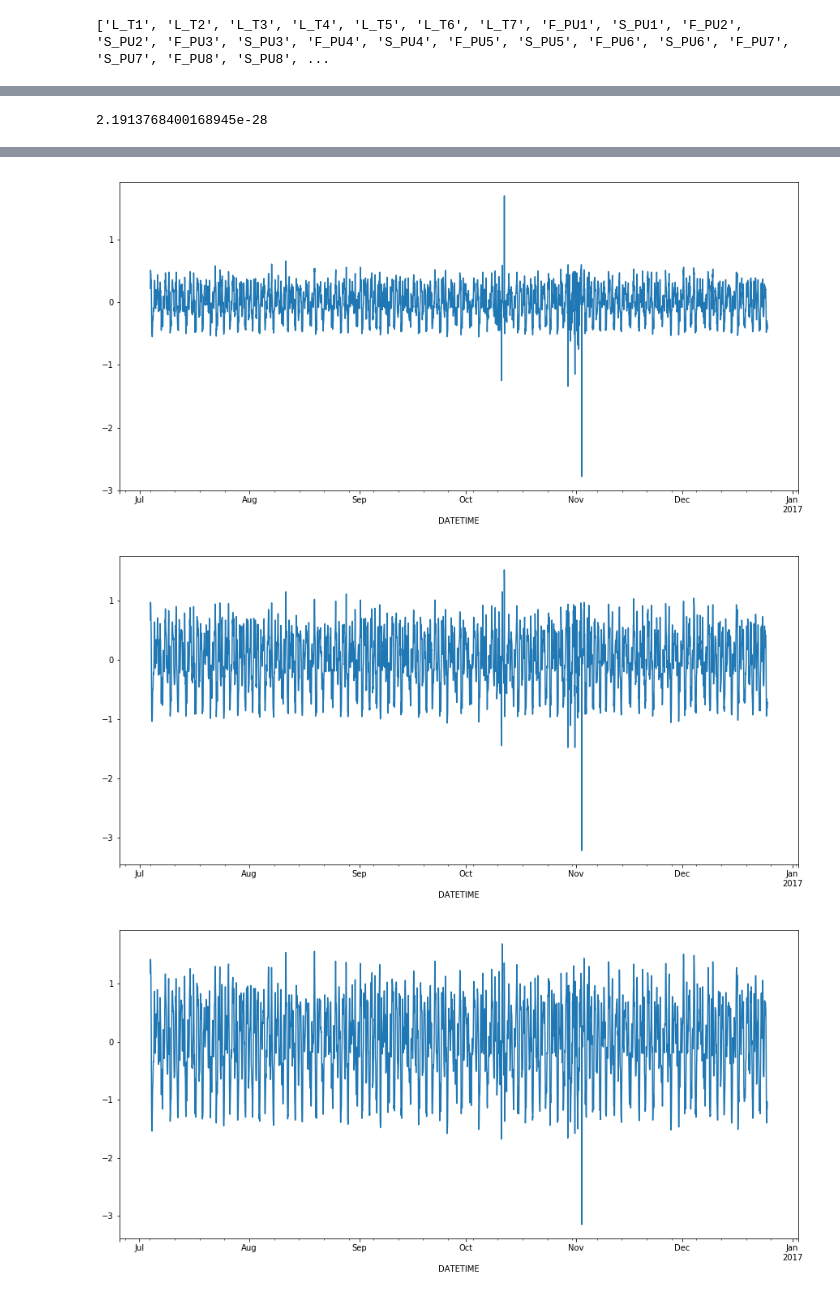
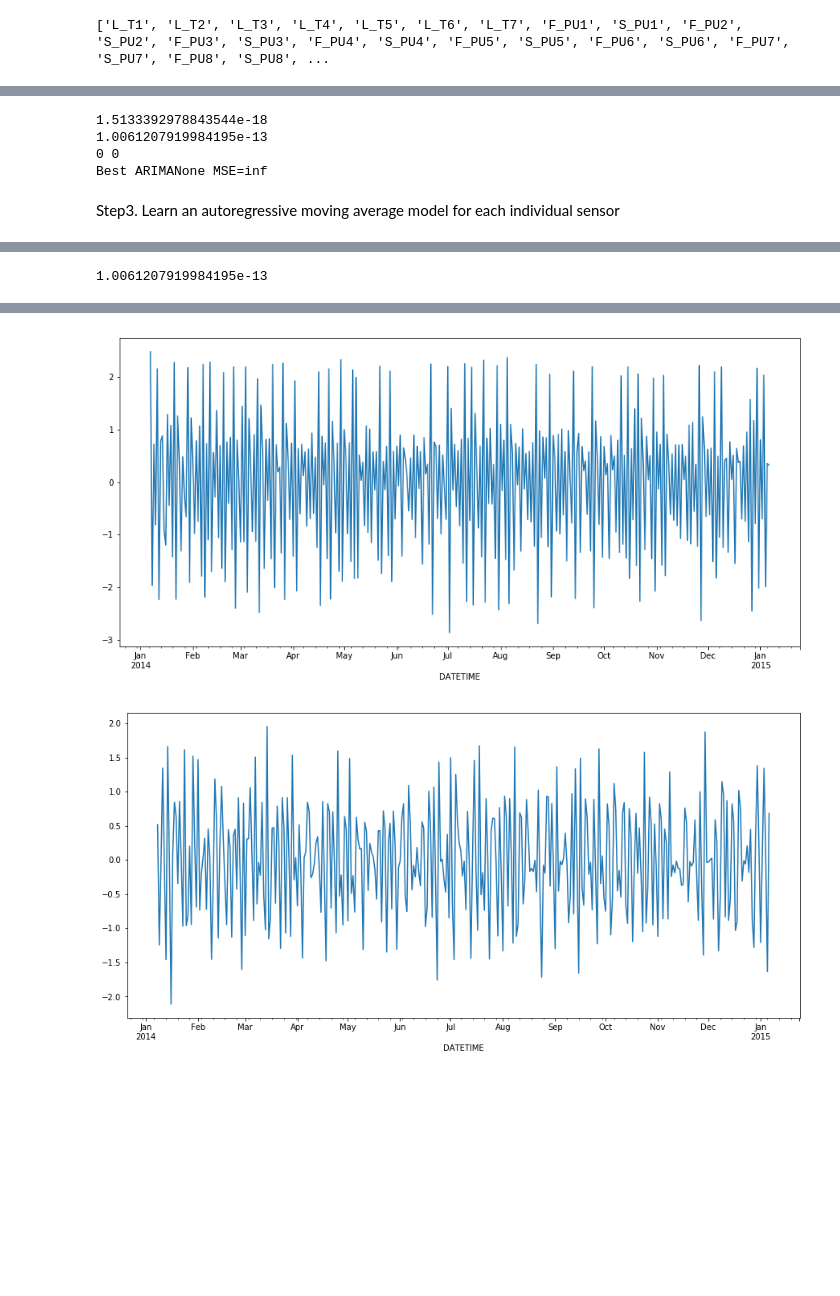
Before and after one commit to ZincW/CDA_Lab_Group6, a Jupyter notebook: Lab2- Anomaly Detection/ARMAPart.ipynb, the cells around one changed output, grey strips where cells are left out. Cells and saved outputs as stored; diff of their text form; code cells hidden in the pictures; blank space fills up the shorter version.

```diff
--- a/Lab2- Anomaly Detection/ARMAPart.ipynb
+++ b/Lab2- Anomaly Detection/ARMAPart.ipynb
@@ -96,0 +91,43 @@ plt.show()
+# %%
+def test_stationarity(timeseries):
+    dftest = adfuller(timeseries, autolag='AIC')
+    return dftest[1]
+def best_diff(df, maxdiff = 10):
+    p_set = {}
+    for i in range(0, maxdiff):
+        temp = df.copy() #每次循环前，重置
+        if i == 0:
+            temp['diff'] = temp[temp.columns[1]]
+        else:
+            temp['diff'] = temp[temp.columns[1]].diff(i)
+            temp = temp.drop(temp.iloc[:i].index) #差分后，前几行的数据会变成nan，所以删掉
+        pvalue = test_stationarity(temp['diff'])
+        p_set[i] = pvalue
+        p_df = pd.DataFrame.from_dict(p_set, orient="index")
+        p_df.columns = ['p_value']
+    i = 0
+    while i < len(p_df):
+        if p_df['p_value'][i]<0.01:
+            bestdiff = i
+            break
+        i += 1
+    return bestdiff
+# %%
+# plt.plot(train04_series[L_group])
+# plt.show()
+# plt.plot(train03_series[L_group])
+# plt.show()
+print(test_stationarity(train04_series['L_T1']))
+print(test_stationarity(train03_series['L_T1']))
+# autocorrelation_plot(train04_series['L_T1'])
+# plt.show()
+# autocorrelation_plot(train03_series['L_T1'])
+# plt.show()
+train04_diff = best_diff(train04_series, maxdiff = 10)
+train03_diff = best_diff(train03_series, maxdiff = 10)
+print(train04_diff,train03_diff)
+# %% [output]
+1.5133392978843544e-18
+1.0061207919984195e-13
+0 0
+Best ARIMANone MSE=inf
@@ -97,3 +136,5 @@ plt.show()
+# %% [markdown]
+Step3. Learn an autoregressive moving average model for each individual sensor
 # %%
 # 1.获取被观测系统时间序列数据；
 # 2.对数据绘图，观测是否为平稳时间序列；对于非平稳时间序列要先进行d阶差分运算，化为平稳时间序列；
@@ -101,25 +142,19 @@ plt.show()
 # 4.由以上得到的d、q、p ，得到ARIMA模型。然后开始对得到的模型进行模型检验。
 # %%
 # find optimal diff
-autocorrelation_plot(series['L_T1'])
+autocorrelation_plot(train03_series['L_T1'])
 plt.show()
 def test_stationarity(timeseries):
     dftest = adfuller(timeseries, autolag='AIC')
     return dftest[1]
-stationarity = test_stationarity(series['L_T1'])
+stationarity = test_stationarity(train03_series['L_T1'])
 print(stationarity)
-series['L_T1'].plot()
+train03_series['L_T1'].plot()
 plt.show()
-diff1 = series['L_T1'].diff(1)
+diff1 = train03_series['L_T1'].diff(1)
 diff1.plot()
 plt.show()
-diff2 = series['L_T1'].diff(2)
+diff2 = train03_series['L_T1'].diff(2)
 diff2.plot()
 plt.show()
-diff3 = series['L_T1'].diff(3)
-diff3.plot()
-plt.show()
-diff4 = series['L_T1'].diff(4)
-diff4.plot()
-plt.show()
 # %% [output]
@@ -127 +162 @@ plt.show()
-2.1913768400168945e-28
+1.0061207919984195e-13
@@ -129,3 +164,2 @@ plt.show()
-[figure, old version]
+[figure, new version]
-[figure, old version]
+[figure, new version]
-[figure, removed]
```
Also changed, not shown: parts of 23 cells of this notebook.
